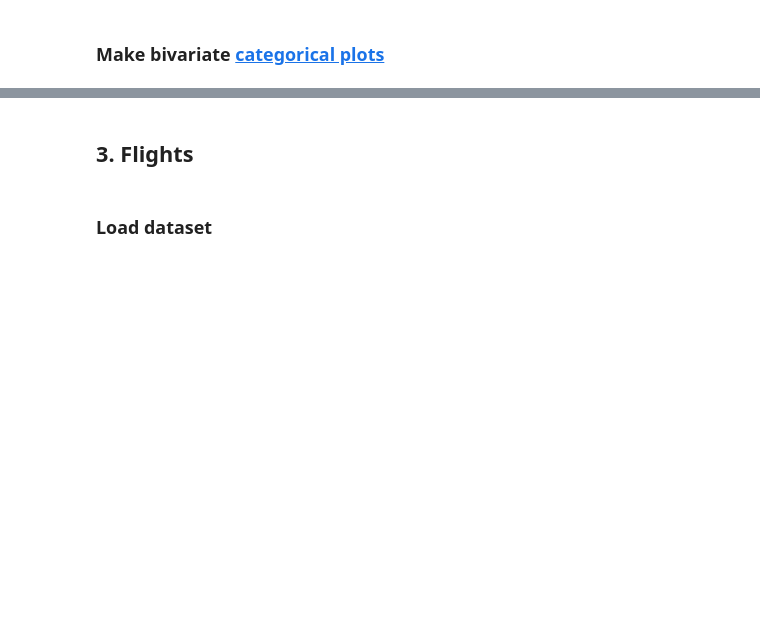
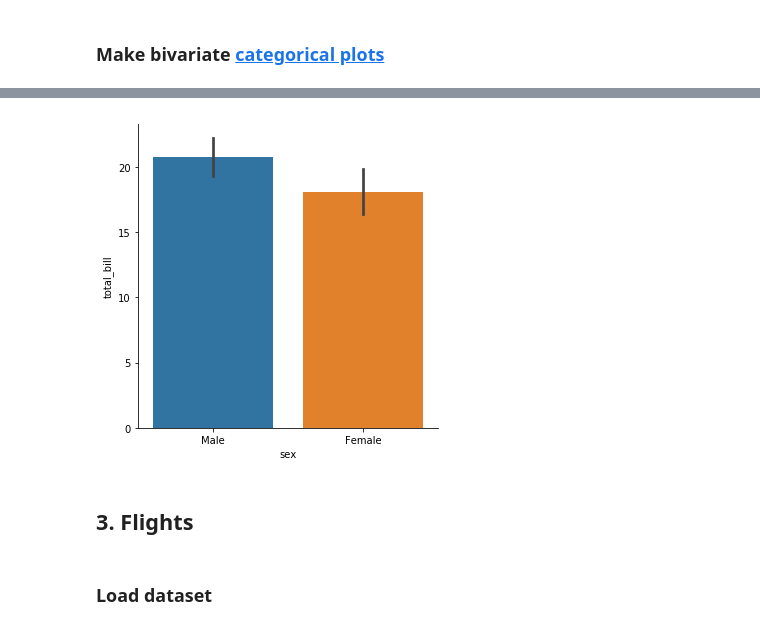
Before and after one commit to bloominstituteoftechnology/DS-Sprint-02-Storytelling-With-Data, a Jupyter notebook: module2-choose-appropriate-visualizations/LS_DS_122_Choose_appropriate_visualizations.ipynb, the cells around one changed output, grey strips where cells are left out. Cells and saved outputs as stored; diff of their text form; code cells hidden in the pictures; blank space fills up the shorter version.

```diff
--- a/module2-choose-appropriate-visualizations/LS_DS_122_Choose_appropriate_visualizations.ipynb
+++ b/module2-choose-appropriate-visualizations/LS_DS_122_Choose_appropriate_visualizations.ipynb
@@ -286,3 +238,7 @@ sns.relplot('total_bill', 'percent',  data=tips, alpha=0.5);
+# %%
+sns.catplot('sex', 'total_bill', data=tips, kind='bar');
+# %% [output]
+[figure, added]
 # %% [markdown]
 ## 3. Flights
 # %% [markdown]
```
Also changed, not shown: parts of 29 cells of this notebook, 1 other file.
